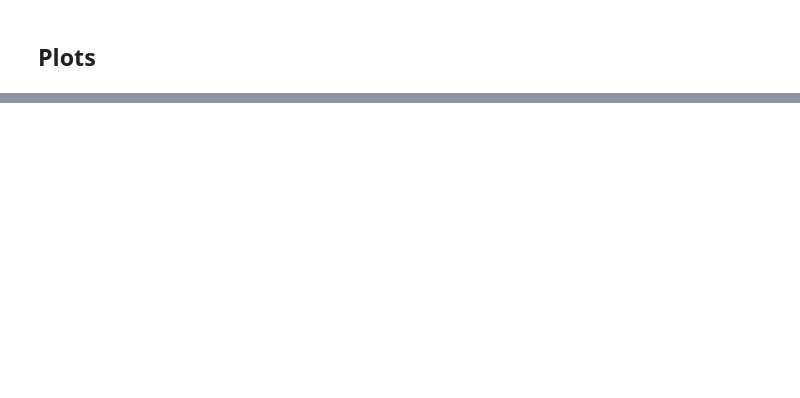
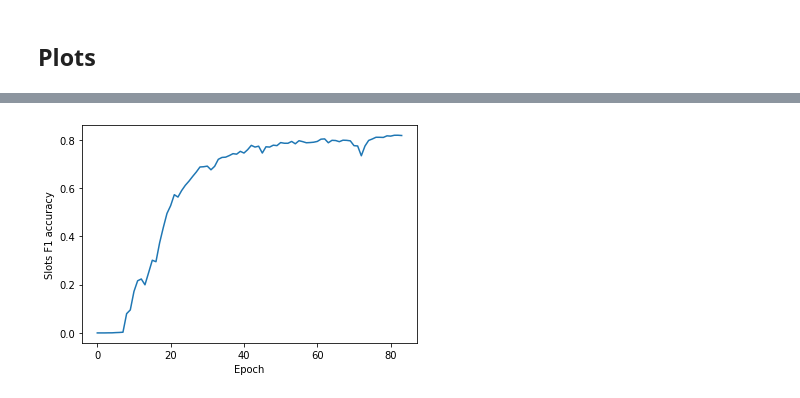
Before and after one commit to MattiaCarolo/NaturalLanguageUnferstandingProject, a Jupyter notebook: NLU_BiModel.ipynb, the cells around one changed output, grey strips where cells are left out. Cells and saved outputs as stored; diff of their text form; code cells hidden in the pictures; blank space fills up the shorter version.

```diff
--- a/NLU_BiModel.ipynb
+++ b/NLU_BiModel.ipynb
@@ -1135,10 +1161,10 @@ for ref, hyp in zip(ref_slots, hyp_slots):
 # %%
 import matplotlib.pyplot as plt
 
 plt.figure()
 plt.xlabel('Epoch')
-plt.ylabel('Loss')
-plt.plot(train_loss, label='Train')
-plt.plot(test_loss, label='Test')
-plt.legend()
+plt.ylabel('Slots F1 accuracy')
+plt.plot(slots_f1)
 plt.show()
+# %% [output]
+[figure, added]
```
Also changed, not shown: parts of 40 cells of this notebook.
